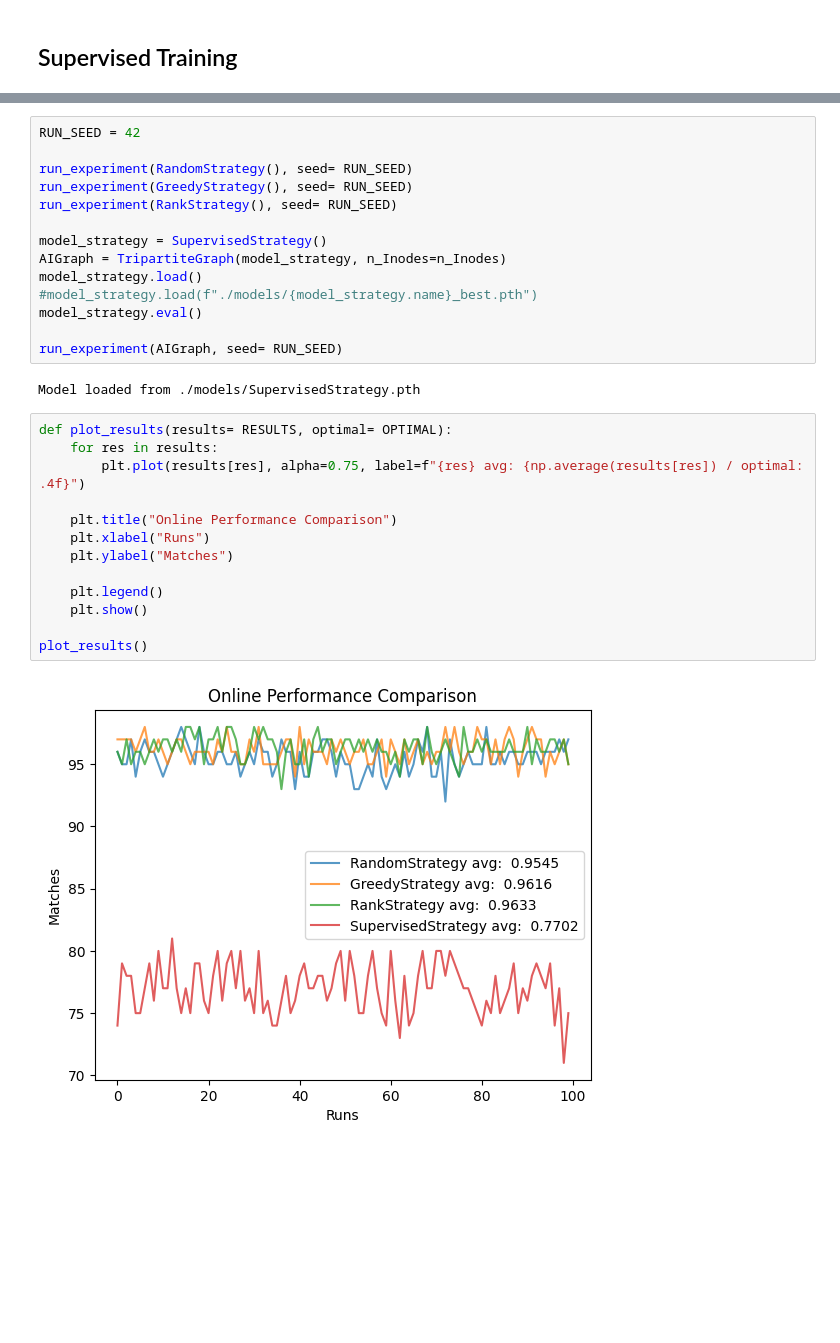
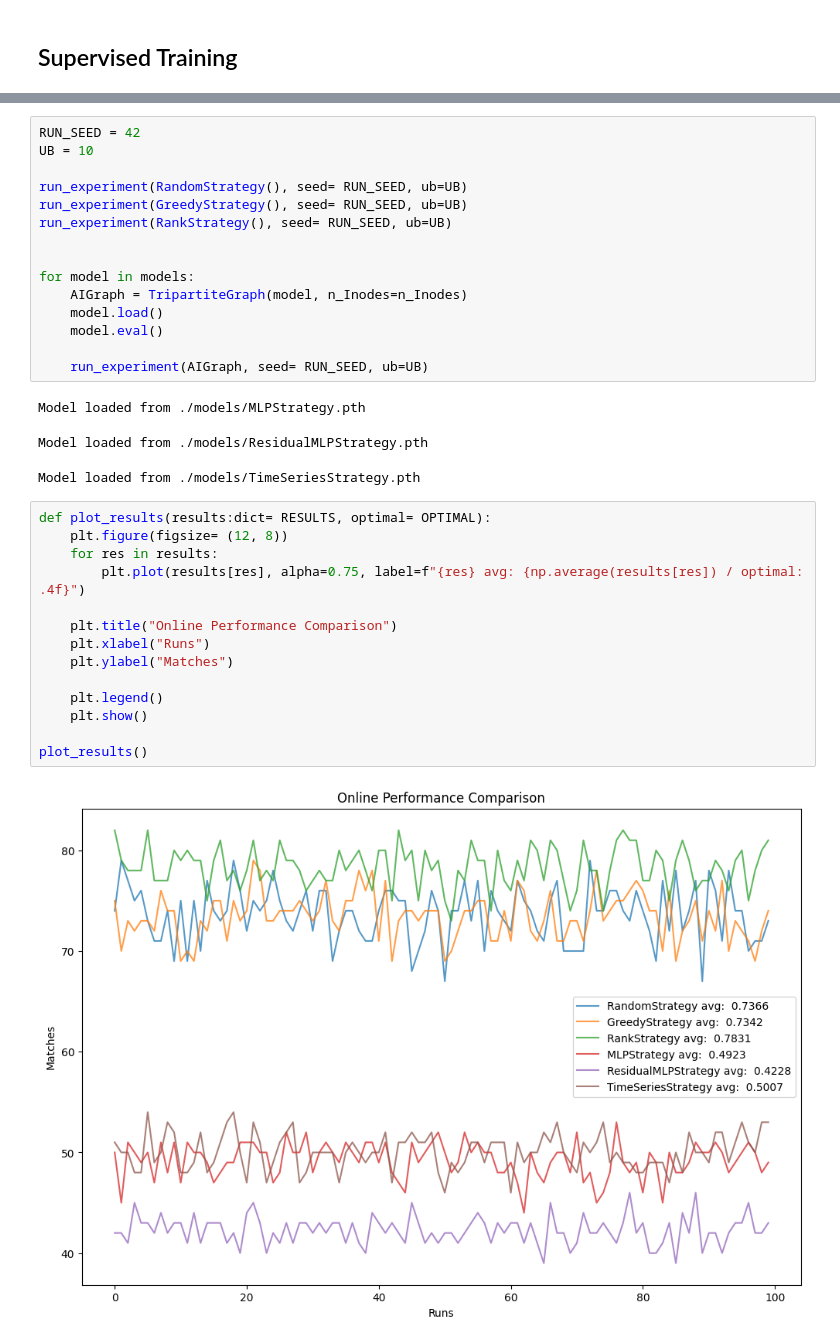
Before and after one commit to Mathwizard1/Capstone, a Jupyter notebook: Simulation.ipynb, the cells around one changed output, grey strips where cells are left out. Saved outputs shown, nothing was run; the diff lists cells and outputs as text; blank space fills up the shorter version.

Commit message:
GraphSimulation v2.0 Major Refactor (#6)
* WIP Trainer RL

* Node and Graph State Added

* Trainer, AI strategy, major rework

*Near GraphSimulation v2.0

```diff
--- a/Simulation.ipynb
+++ b/Simulation.ipynb
@@ -145,31 +182,35 @@ trainer.plot_graph()
 # %%
 RUN_SEED = 42
+UB = 10
 
-run_experiment(RandomStrategy(), seed= RUN_SEED)
-run_experiment(GreedyStrategy(), seed= RUN_SEED)
-run_experiment(RankStrategy(), seed= RUN_SEED)
+run_experiment(RandomStrategy(), seed= RUN_SEED, ub=UB)
+run_experiment(GreedyStrategy(), seed= RUN_SEED, ub=UB)
+run_experiment(RankStrategy(), seed= RUN_SEED, ub=UB)
 
-model_strategy = SupervisedStrategy()
-AIGraph = TripartiteGraph(model_strategy, n_Inodes=n_Inodes)
-model_strategy.load()
-#model_strategy.load(f"./models/{model_strategy.name}_best.pth")
-model_strategy.eval()
 
-run_experiment(AIGraph, seed= RUN_SEED)
+for model in models:
+    AIGraph = TripartiteGraph(model, n_Inodes=n_Inodes)
+    model.load()
+    model.eval()
+
+    run_experiment(AIGraph, seed= RUN_SEED, ub=UB)
 # %% [output]
-Model loaded from ./models/SupervisedStrategy.pth
+Model loaded from ./models/MLPStrategy.pth
+Model loaded from ./models/ResidualMLPStrategy.pth
+Model loaded from ./models/TimeSeriesStrategy.pth
 # %%
-def plot_results(results= RESULTS, optimal= OPTIMAL):
+def plot_results(results:dict= RESULTS, optimal= OPTIMAL):
+    plt.figure(figsize= (12, 8))
     for res in results:
         plt.plot(results[res], alpha=0.75, label=f"{res} avg: {np.average(results[res]) / optimal: .4f}")
 
     plt.title("Online Performance Comparison")
     plt.xlabel("Runs")
     plt.ylabel("Matches")
 
     plt.legend()
     plt.show()
 
 plot_results()
 # %% [output]
-[figure, old version]
+[figure, new version]
```
Also changed, not shown: parts of 9 cells of this notebook, 8 other files.
